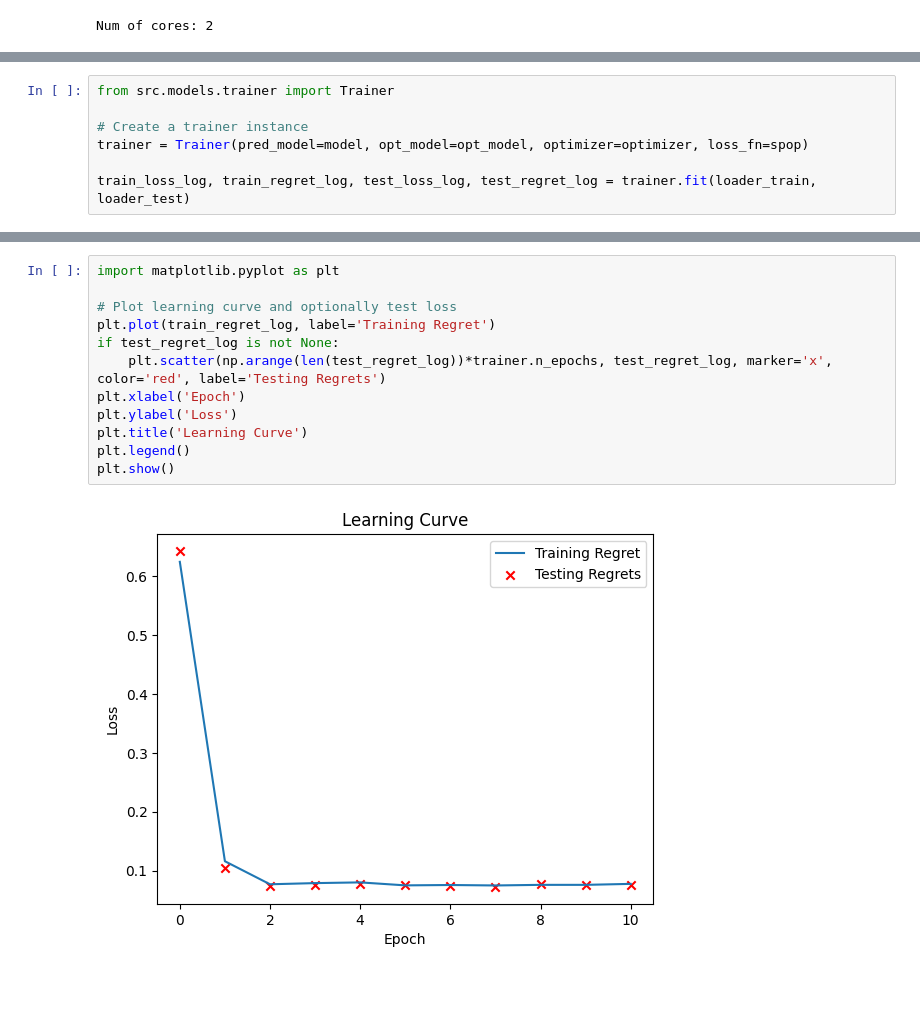
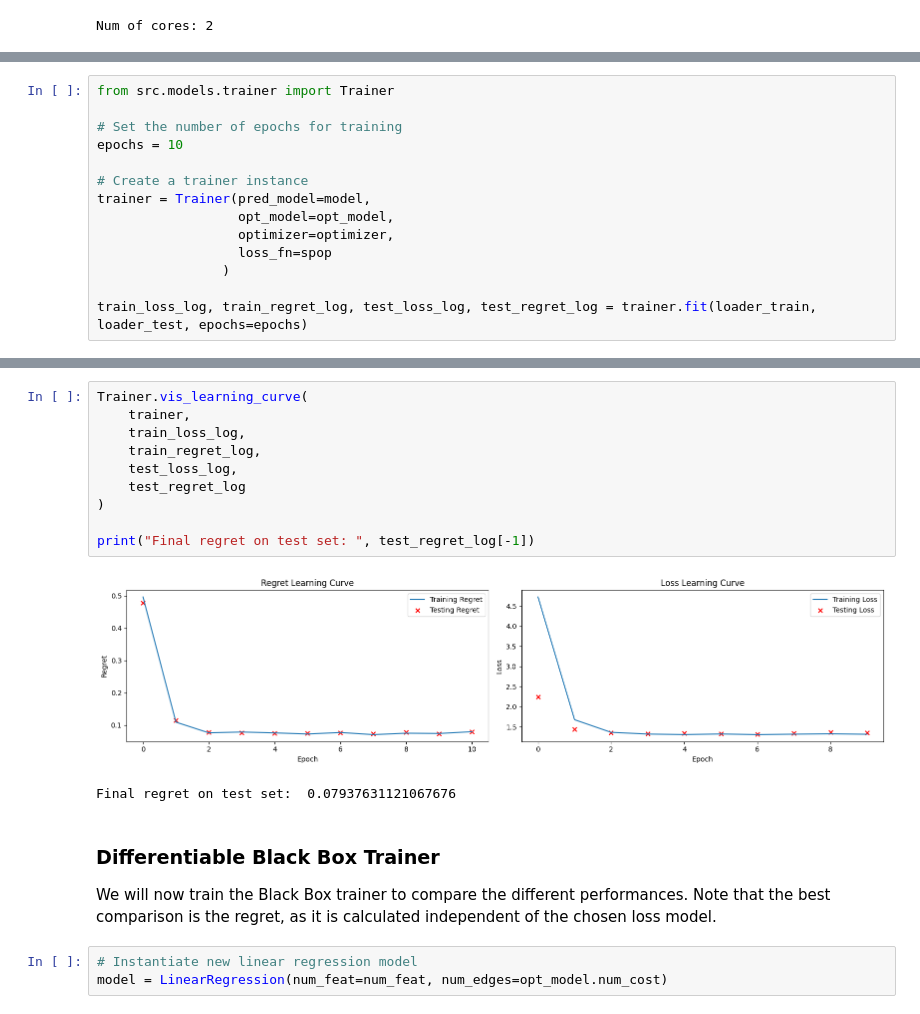
Before and after one commit to lucahart/DFL-for-Shortest-Path-Network-Interdiction, a Jupyter notebook: Notebooks/Main_PyEPO.ipynb, the cells around one changed output, grey strips where cells are left out. Cells and saved outputs as stored; diff of their text form; blank space fills up the shorter version.

Commit message:
Functional implementation for training backward path for shortest path algorithm.

```diff
--- a/Notebooks/Main_PyEPO.ipynb
+++ b/Notebooks/Main_PyEPO.ipynb
@@ -136,8 +112,15 @@ Num of cores: 2
 # %%
 from src.models.trainer import Trainer
 
+# Set the number of epochs for training
+epochs = 10
+
 # Create a trainer instance
-trainer = Trainer(pred_model=model, opt_model=opt_model, optimizer=optimizer, loss_fn=spop)
+trainer = Trainer(pred_model=model,
+                  opt_model=opt_model,
+                  optimizer=optimizer,
+                  loss_fn=spop
+                )
 
-train_loss_log, train_regret_log, test_loss_log, test_regret_log = trainer.fit(loader_train, loader_test)
+train_loss_log, train_regret_log, test_loss_log, test_regret_log = trainer.fit(loader_train, loader_test, epochs=epochs)
 # %% [output]
@@ -154,14 +137,19 @@ Epoch 09 | Train Loss: 1.3271 | Train Regret: 0.0776 | Test Loss: 1.3581 | Test
 # %%
-import matplotlib.pyplot as plt
+Trainer.vis_learning_curve(
+    trainer,
+    train_loss_log,
+    train_regret_log,
+    test_loss_log,
+    test_regret_log
+)
 
-# Plot learning curve and optionally test loss
-plt.plot(train_regret_log, label='Training Regret')
-if test_regret_log is not None:
-    plt.scatter(np.arange(len(test_regret_log))*trainer.n_epochs, test_regret_log, marker='x', color='red', label='Testing Regrets')
-plt.xlabel('Epoch')
-plt.ylabel('Loss')
-plt.title('Learning Curve')
-plt.legend()
-plt.show()
+print("Final regret on test set: ", test_regret_log[-1])
 # %% [output]
-[figure, old version]
+[figure, new version]
+Final regret on test set:  0.07937631121067676
+# %% [markdown]
+### Differentiable Black Box Trainer
+We will now train the Black Box trainer to compare the different performances. Note that the best comparison is the regret, as it is calculated independent of the chosen loss model.
+# %%
+# Instantiate new linear regression model
+model = LinearRegression(num_feat=num_feat, num_edges=opt_model.num_cost)
```
Also changed, not shown: parts of 8 cells of this notebook, 1 other file.
